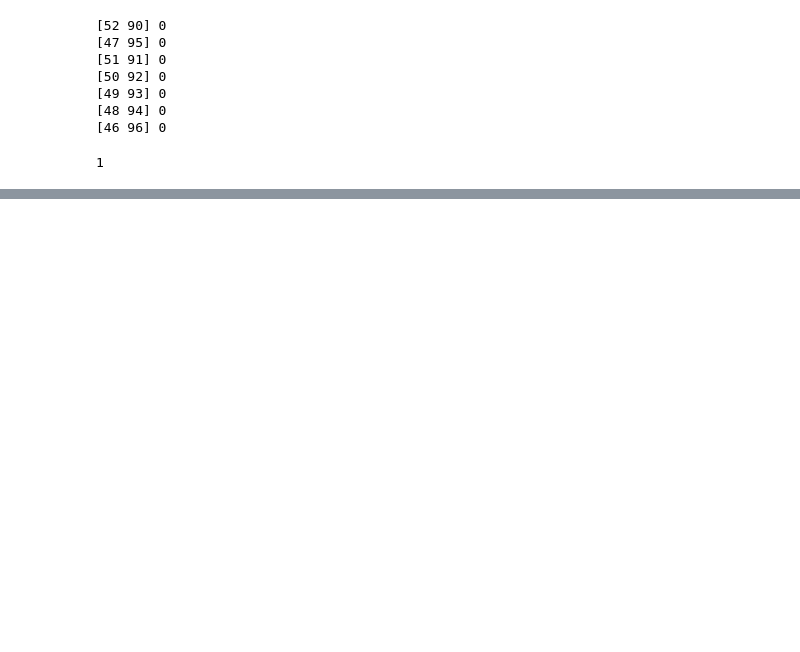
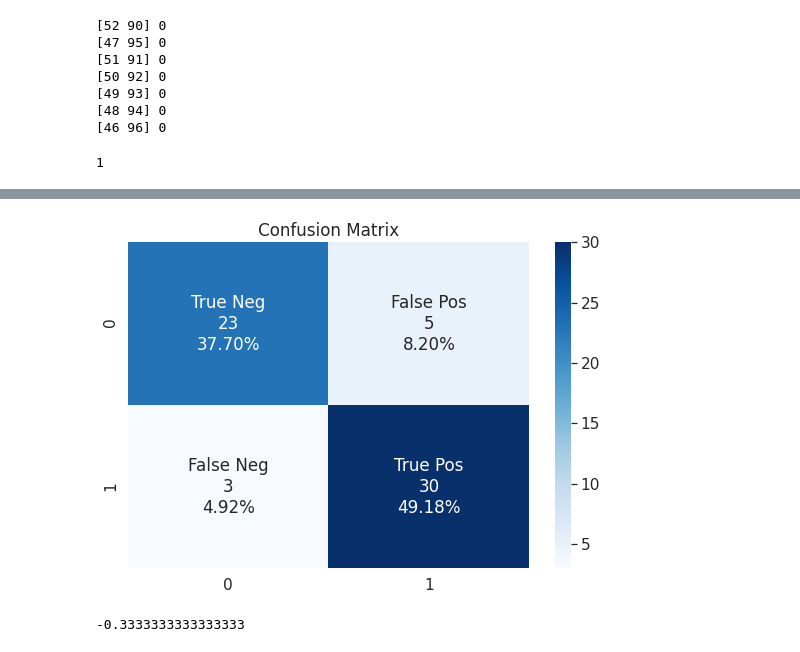
Before and after one commit to maxf-at/findpath_cpp, a Jupyter notebook: PythonImplementation/move_diversity.ipynb, the cells around one changed output, grey strips where cells are left out. Drawn from its saved outputs; the diff is of its cells as text; code cells hidden in the pictures; blank space fills up the shorter version.

```diff
--- a/PythonImplementation/move_diversity.ipynb
+++ b/PythonImplementation/move_diversity.ipynb
@@ -608,0 +727,21 @@ for index, row in samples_df.iterrows():
+# %%
+def plot_confusion_matrix(cfmatrix):
+    """Plot confusion matrix using heatmap.
+
+    Args:
+        data (list of list): List of lists with confusion matrix data.
+        labels (list): Labels which will be plotted across x and y axis.
+        output_filename (str): Path to output file.
+
+    """
+    # sns.set(color_codes=True)
+    plt.figure(1, figsize=(9, 6))
+    plt.title("Confusion Matrix")
+    sns.set(font_scale=1.4)
+
+    group_names = ['True Neg','False Pos','False Neg', 'True Pos']
+    group_counts = ['{0:0.0f}'.format(value) for value in cfmatrix.flatten()]
+    group_percentages = ['{0:.2%}'.format(value) for value in cfmatrix.flatten()/np.sum(cfmatrix)]
+    labels = [f'{v1}\n{v2}\n{v3}' for v1, v2, v3 in zip(group_names,group_counts,group_percentages)]
+    labels = np.asarray(labels).reshape(2,2)
+    sns.heatmap(cfmatrix, annot=labels, fmt='', cmap='Blues')
@@ -608,0 +780,19 @@ for index, row in samples_df.iterrows():
+# %%
+
+
+    # plt.savefig(output_filename, bbox_inches='tight', dpi=300)
+    # plt.close()
+
+test = np.array([[23,  5], [ 3, 30]])
+plot_confusion_matrix(test)
+# %% [output]
+[figure, added]
+# %%
+from sklearn.metrics import matthews_corrcoef
+
+y_true = [+1, +1, +1, -1]
+y_pred = [+1, -1, +1, +1]
+
+matthews_corrcoef(y_true, y_pred)
+# %% [output]
+-0.3333333333333333
```
Also changed, not shown: parts of 15 cells of this notebook, 15 other files.
